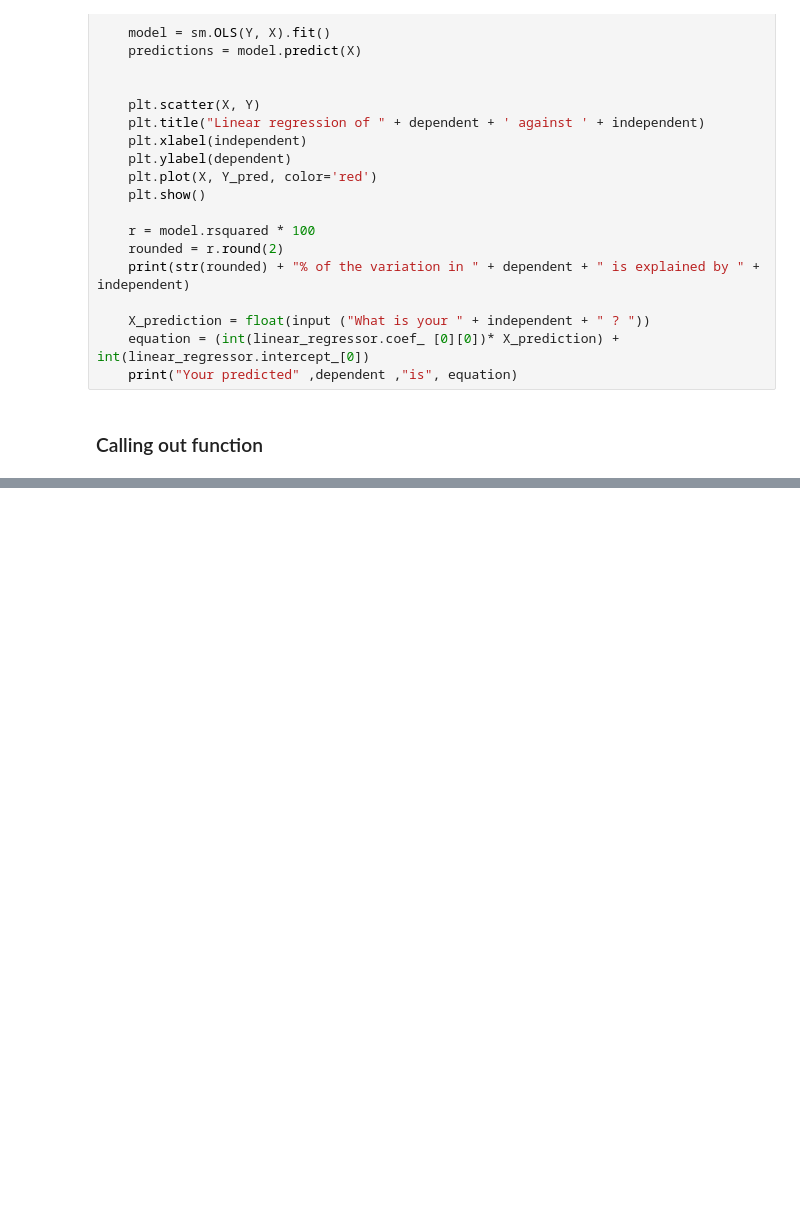
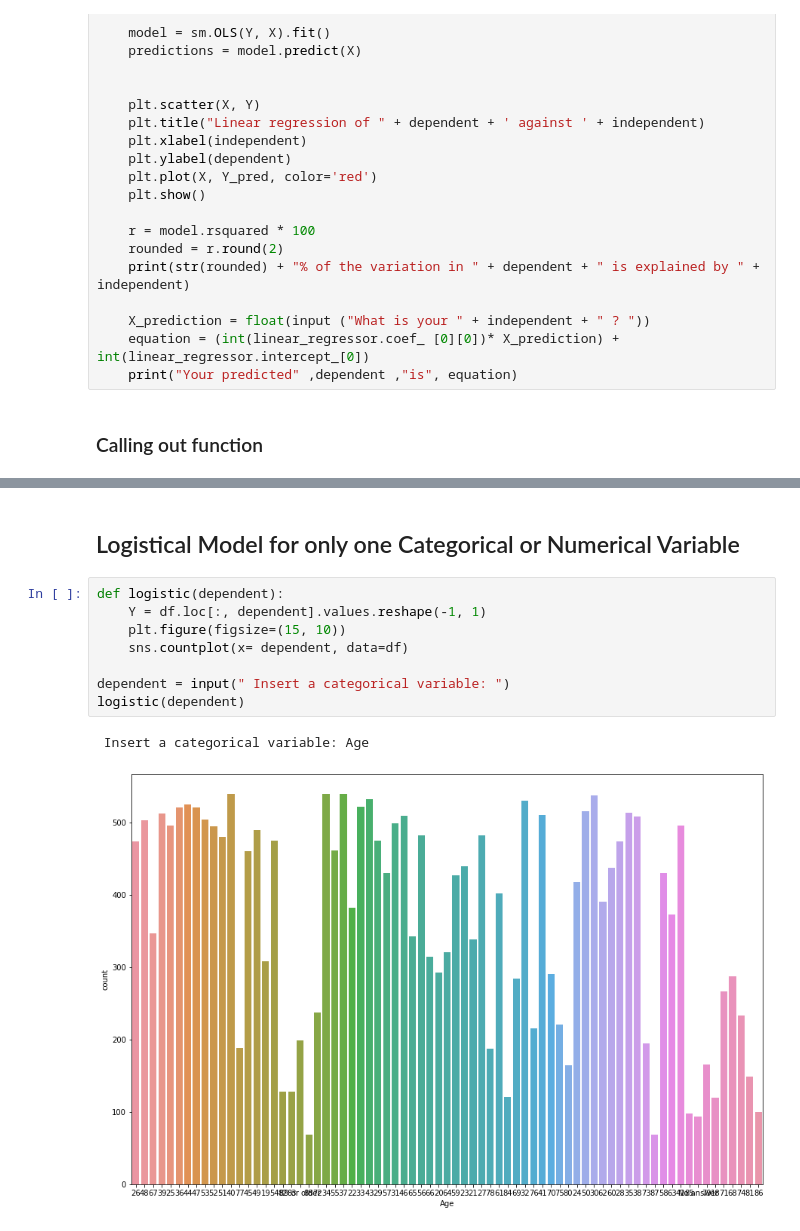
Before and after one commit to yyemane32/INST326-Project-Data-Analysis, a Jupyter notebook: DataCleaning.ipynb, the cells around one changed output, grey strips where cells are left out. Saved outputs shown, nothing was run; the diff lists cells and outputs as text; blank space fills up the shorter version.

```diff
--- a/DataCleaning.ipynb
+++ b/DataCleaning.ipynb
@@ -139 +148,14 @@ Your predicted Weight is 145.0
+# %% [markdown]
+## Logistical Model for only one Categorical or Numerical Variable
+# %%
+def logistic(dependent):
+    Y = df.loc[:, dependent].values.reshape(-1, 1)
+    plt.figure(figsize=(15, 10))
+    sns.countplot(x= dependent, data=df)
+
+dependent = input(" Insert a categorical variable: ")
+logistic(dependent)
+# %% [output]
+ Insert a categorical variable: Age
+[figure, added]
 # %% [markdown]
```
Also changed, not shown: parts of 8 cells of this notebook, 1 other file.
